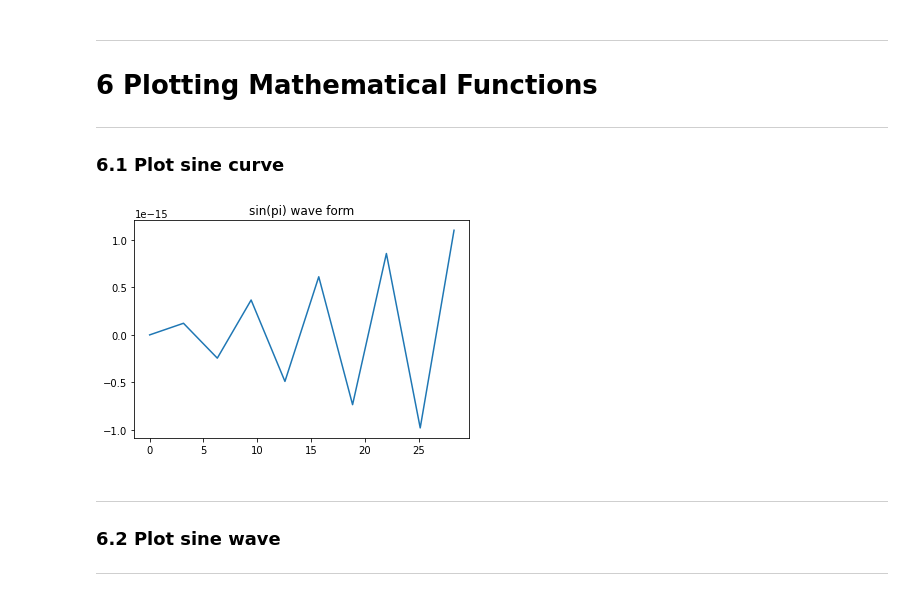
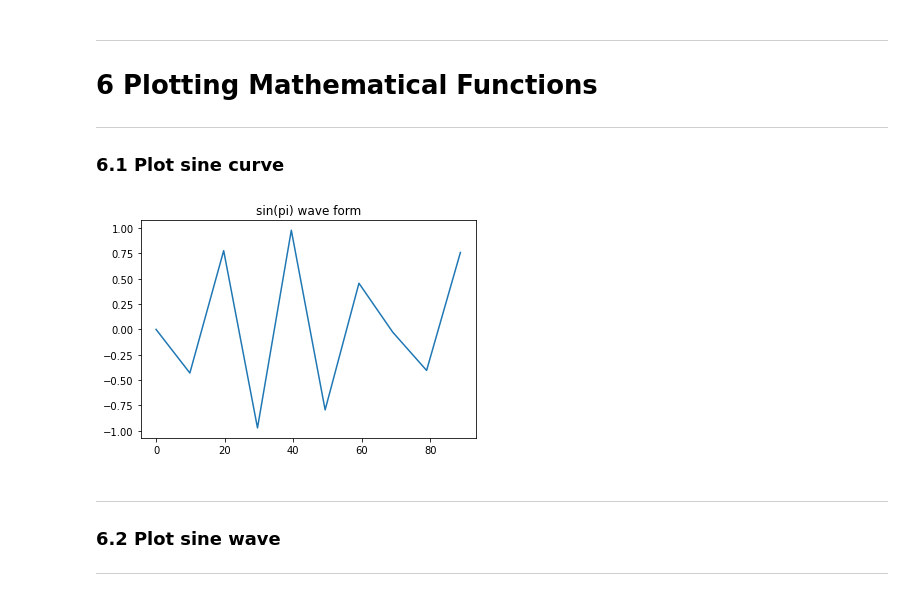
Before and after one commit to Davjot/ML_python, a Jupyter notebook: Data_Visualization_using_Matplotlib.ipynb, the cells around one changed output. Cells and saved outputs as stored; diff of their text form; code cells hidden in the pictures.

```diff
--- a/Data_Visualization_using_Matplotlib.ipynb
+++ b/Data_Visualization_using_Matplotlib.ipynb
@@ -470,17 +470,17 @@ plt.show()
 # %%
 # Compute the x and y coordinates for points on a sine curve
 import math as m
 import random as r
 
-x = [ m.pi * i  for i in range(0, 10)]
+x = [ m.pi* m.pi * i  for i in range(0, 10)]
 y = [ m.sin(i) for i in x ]
 
 plt.plot(x, y)
 plt.title("sin(pi) wave form")
 
 plt.show()
 # %% [output]
-[figure, old version]
+[figure, new version]
 # %% [markdown]
 ---
 ### **6.2 Plot sine wave**
```
Also changed, not shown: parts of 4 cells of this notebook.
